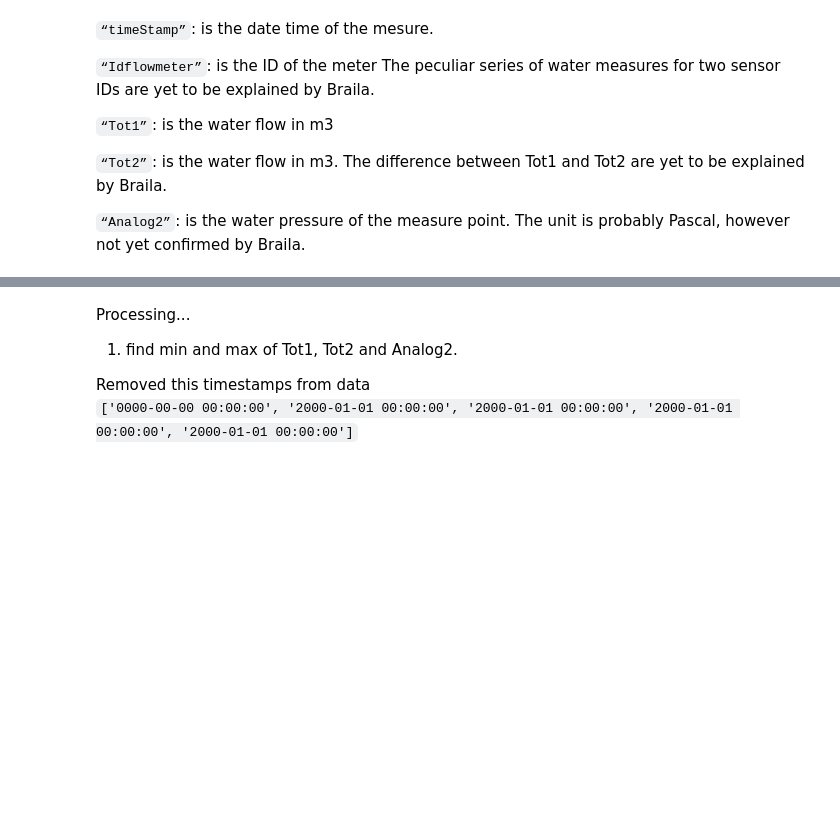
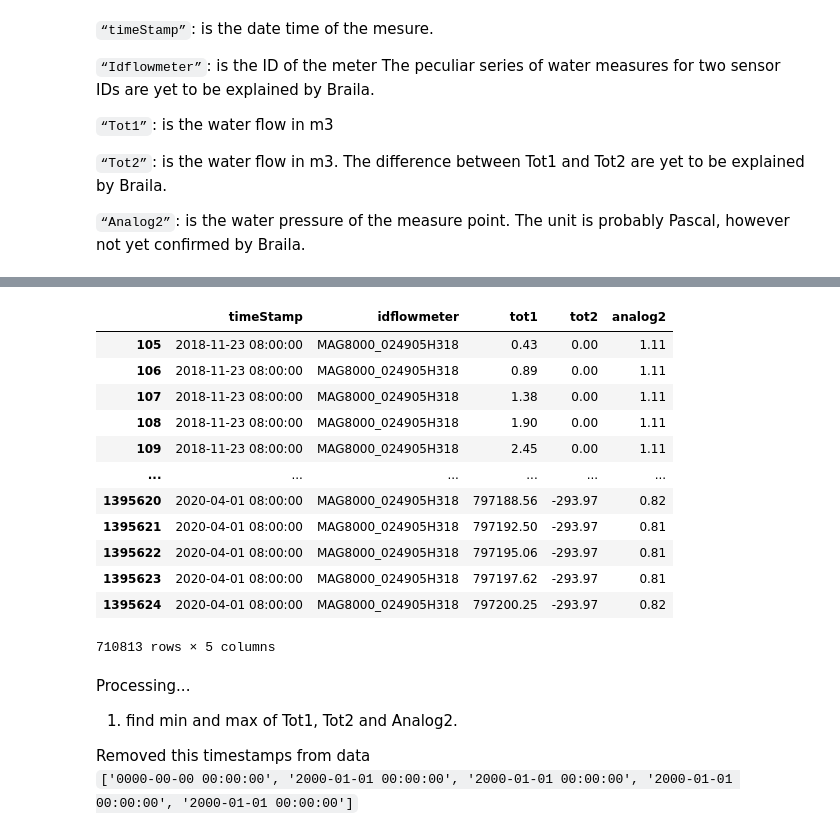
Before and after one commit to Zan-23/IJS_water_loss, a Jupyter notebook: notebooks/Intial data analysis.ipynb, the cells around one changed output, grey strips where cells are left out. Drawn from its saved outputs; the diff is of its cells as text; code cells hidden in the pictures; blank space fills up the shorter version.

```diff
--- a/notebooks/Intial data analysis.ipynb
+++ b/notebooks/Intial data analysis.ipynb
@@ -22,19 +32,42 @@ import matplotlib.pyplot as plt
 # %%
-data = pandas.read_json("../data/water_loss_data_set_1.json")
-
 # removing false values
 data = data[(data.timeStamp != "0000-00-00 00:00:00" ) & (data.timeStamp != "2000-01-01 00:00:00")]
 
 """
 Missing data in columns:
 tot1: 5086
 tot2: 100635
 analog2: 25
 
 Removing data which is zero, be careful for 'analog2' only 25 values have zero.
 This could be values when some work was done on the pipes so the unhooked them -> pressure 0 ?
 """
 data = data[(data.tot1 != 0 ) & (data.analog2 != 0)]
+
+data["timeStamp"] =  pandas.to_datetime(data["timeStamp"], format="%Y-%m-%d %H:%M:%S")
+# flooring to the nearest hour and grouping by hour
+data["timeStamp"] = data["timeStamp"].dt.floor('h')
+data.sort_values("timeStamp")
+
+
+# splitting the data by measuring station
+data_249 = data[data['idflowmeter'] == "MAG8000_024905H318"]
+data_248 = data[data['idflowmeter'] == "MAG8000_024805H318"]
+data_249
+# %% [output]
+|  | timeStamp | idflowmeter | tot1 | tot2 | analog2 |
+| 105 | 2018-11-23 08:00:00 | MAG8000_024905H318 | 0.43 | 0.00 | 1.11 |
+| 106 | 2018-11-23 08:00:00 | MAG8000_024905H318 | 0.89 | 0.00 | 1.11 |
+| 107 | 2018-11-23 08:00:00 | MAG8000_024905H318 | 1.38 | 0.00 | 1.11 |
+| 108 | 2018-11-23 08:00:00 | MAG8000_024905H318 | 1.90 | 0.00 | 1.11 |
+| 109 | 2018-11-23 08:00:00 | MAG8000_024905H318 | 2.45 | 0.00 | 1.11 |
+| ... | ... | ... | ... | ... | ... |
+| 1395620 | 2020-04-01 08:00:00 | MAG8000_024905H318 | 797188.56 | -293.97 | 0.82 |
+| 1395621 | 2020-04-01 08:00:00 | MAG8000_024905H318 | 797192.50 | -293.97 | 0.81 |
+| 1395622 | 2020-04-01 08:00:00 | MAG8000_024905H318 | 797195.06 | -293.97 | 0.81 |
+| 1395623 | 2020-04-01 08:00:00 | MAG8000_024905H318 | 797197.62 | -293.97 | 0.81 |
+| 1395624 | 2020-04-01 08:00:00 | MAG8000_024905H318 | 797200.25 | -293.97 | 0.82 |
+710813 rows × 5 columns
 # %% [markdown]
 Processing...
 1. find min and max of Tot1, Tot2 and Analog2.
```
Also changed, not shown: parts of 10 cells of this notebook, 1 other file.
